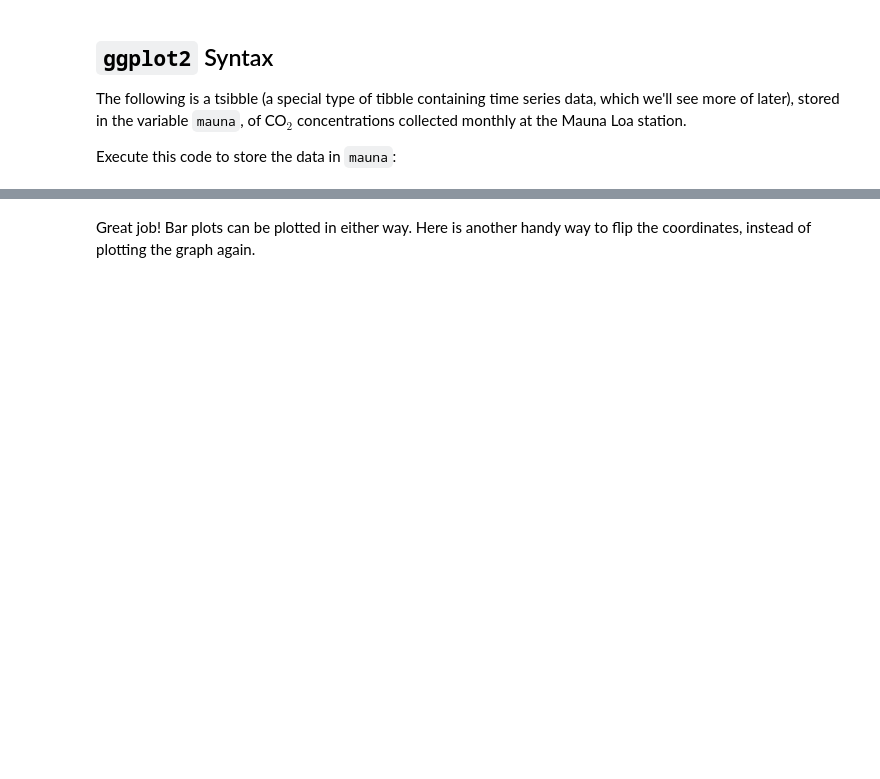
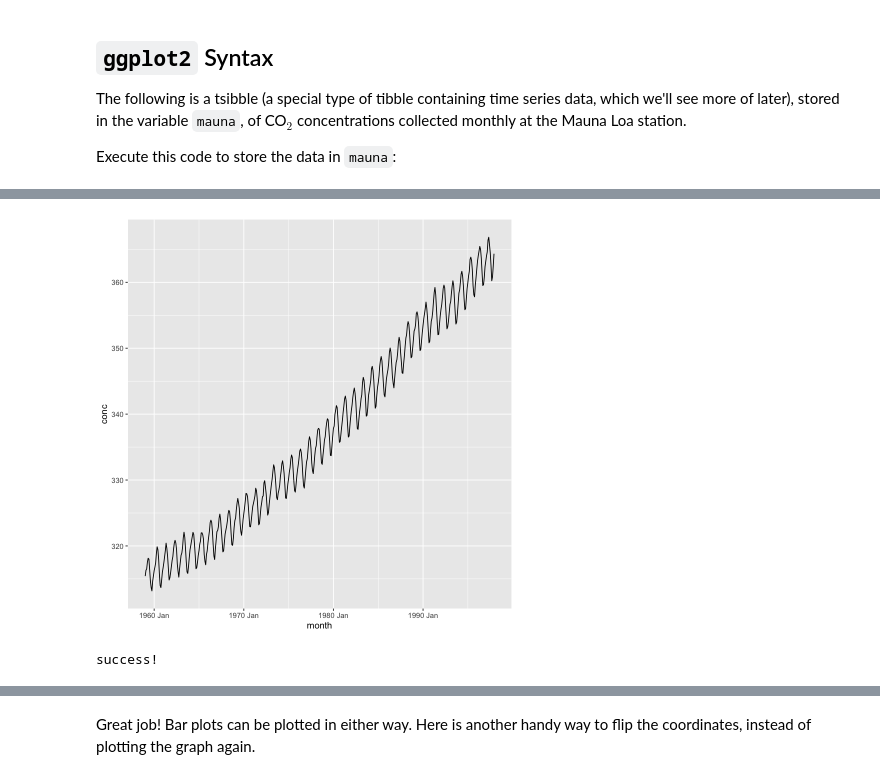
Before and after one commit to UBC-STAT/stat545.stat.ubc.ca, a Jupyter notebook: content/source/worksheet_02a/worksheet_02a.ipynb, the cells around one changed output, grey strips where cells are left out. Saved outputs shown, nothing was run; the diff lists cells and outputs as text; code cells hidden in the pictures; blank space fills up the shorter version.

Commit message:
update worksheet autograder and some questions

```diff
--- a/content/source/worksheet_02a/worksheet_02a.ipynb
+++ b/content/source/worksheet_02a/worksheet_02a.ipynb
@@ -780,15 +678,0 @@ Let's explore the relationship between flipper length and body mass (if any!). I
-# %%
-# answer2.7 <-
-#  ggplot(data = FILL_THIS_IN, aes(x = FILL_THIS_IN, y = FILL_THIS_IN)) +
-#  geom_point(aes(color = FILL_THIS_IN),
-#             size = FILL_THIS_IN,
-#             alpha = FILL_THIS_IN)
-
-### BEGIN SOLUTION
-answer2.7 <-
-  ggplot(data = penguins,
-                    aes(x = flipper_length_mm, y = body_mass_g)) +
-  geom_point(aes(color = species),
-             size = 3,
-             alpha = 0.8)
-### END SOLUTION
@@ -813,11 +678,0 @@ Try the same as in 2.7 (flipper length vs. body mass), but this time coloring by
-# %%
-# answer2.8 <- youranswer
-
-### BEGIN SOLUTION
-answer2.8 <-
-  ggplot(data = penguins,
-                    aes(x = flipper_length_mm, y = body_mass_g)) +
-  geom_point(aes(color = island),
-             size = 3,
-             alpha = 0.8)
-### END SOLUTION
@@ -842,6 +678,0 @@ Suppose you want to visualize the number of penguins per island. It seems that a
-# %%
-# answer2.9 <- ggplot(penguins, aes(FILL_THIS_IN)) + FILL_THIS_IN()
-
-### BEGIN SOLUTION
-answer2.9 <- ggplot(penguins, aes(x = island)) + geom_bar()
-### END SOLUTION
@@ -863,0 +679,4 @@ Try plotting the same graph, but specifying the y axis coordinate instead. What
+# %%
+mauna <- tsibble::as_tsibble(co2) %>%
+   rename(month = index, conc = value)
+print(mauna, n = 5)
@@ -863,0 +709,20 @@ Try plotting the same graph, but specifying the y axis coordinate instead. What
+# %%
+# answer2.2 <- ggplot(FILL_THIS_IN, aes(FILL_THIS_IN, FILL_THIS_IN)) +
+# FILL_THIS_IN()
+
+### BEGIN SOLUTION
+answer2.2 <- ggplot(mauna, aes(x = month, y = conc)) +
+    geom_line()
+### END SOLUTION
+print(answer2.2)
+# %% [output]
+[figure, added]
+# %%
+test_that("Question 2.2", {
+    expect_equal(as.character(rlang::get_expr(answer2.2$mapping$x)), "month")
+    expect_equal(as.character(rlang::get_expr(answer2.2$mapping$y)), "conc")
+    expect_true("GeomLine" %in% class(answer2.2$layers[[1]]$geom))
+})
+cat("success!")
+# %% [output]
+success!
```
Also changed, not shown: parts of 164 cells of this notebook, 1 other file.
